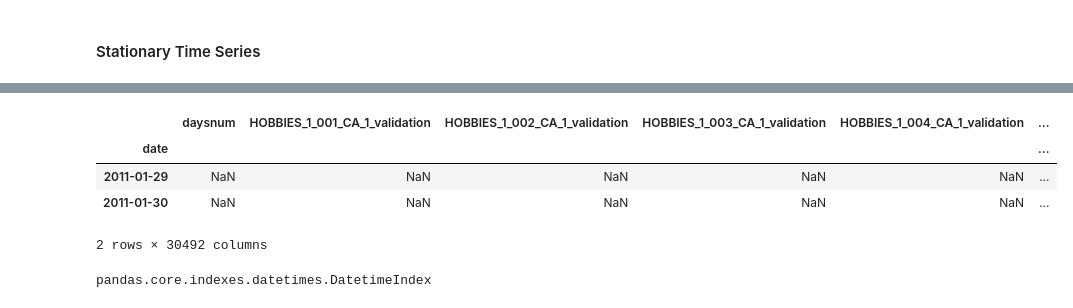
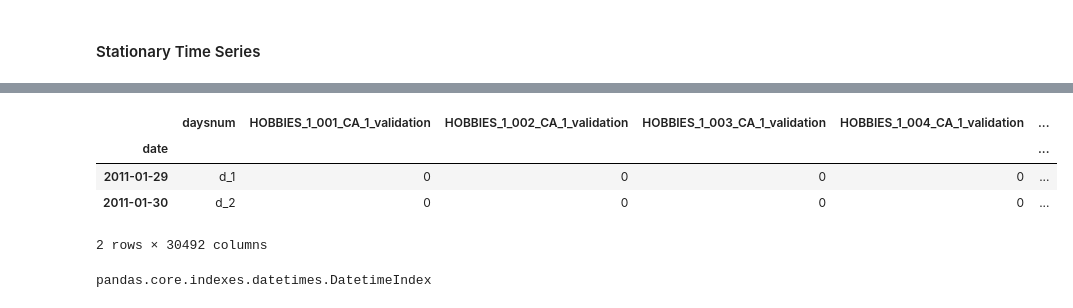
Before and after one commit to ngotancuong/PythonAssignment, a Jupyter notebook: Baitap01.ipynb, the cells around one changed output, grey strips where cells are left out. Cells and saved outputs as stored; diff of their text form; code cells hidden in the pictures.

```diff
--- a/Baitap01.ipynb
+++ b/Baitap01.ipynb
@@ -1093,4 +1070,4 @@ heatmap_plot_dates(df_house, 'HOUSEHOLD')
 train_sales_cal_df = train_sales_df.set_index('id')[d_cols].T.merge(calendar_df.set_index('d')['date'],
                                                                     left_index=True, right_index=True,
                                                                     validate="1:1")
-train_sales_cal_df['avg_sales'] = train_sales_cal_df.mean(axis=1)
+train_sales_cal_df['avg_sales'] = train_sales_cal_df.mean(axis=1, numeric_only=True)
@@ -1097,17 +1089,16 @@ train_sales_cal_df['avg_sales'] = train_sales_cal_df.mean(axis=1)
 # %%
 ##train_sales_cal_df = train_sales_cal_df[['total_sales']]
 ##train_sales_cal_df = train_sales_cal_df.reset_index()
 ##train_sales_cal_df = train_sales_cal_df.set_index('date')
-
 train_sales_cal_df = train_sales_cal_df.reset_index()
 train_sales_cal_df.rename(columns={'index': 'daysnum'}, inplace=True)
-train_sales_cal_df = train_sales_cal_df.set_index('date').asfreq('d')
+train_sales_cal_df = train_sales_cal_df.set_index('date')#.asfreq(freq ='d')
 train_sales_cal_df.head(2)
 # %% [output]
 |  | daysnum | HOBBIES_1_001_CA_1_validation | HOBBIES_1_002_CA_1_validation | HOBBIES_1_003_CA_1_validation | HOBBIES_1_004_CA_1_validation | ... |
 | date |  |  |  |  |  | ... |
-| 2011-01-29 | NaN | NaN | NaN | NaN | NaN | ... |
-| 2011-01-30 | NaN | NaN | NaN | NaN | NaN | ... |
+| 2011-01-29 | d_1 | 0 | 0 | 0 | 0 | ... |
+| 2011-01-30 | d_2 | 0 | 0 | 0 | 0 | ... |
 2 rows × 30492 columns
 # %%
 train_sales_cal_df.index = pd.to_datetime(train_sales_cal_df.index)
```
Also changed, not shown: parts of 6 cells of this notebook.
